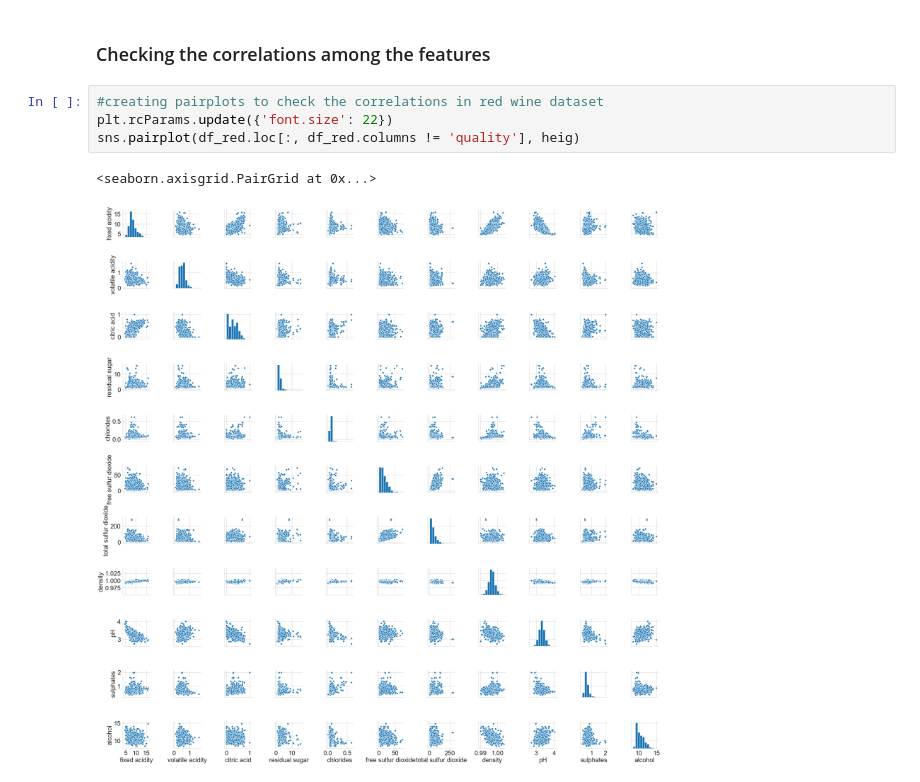
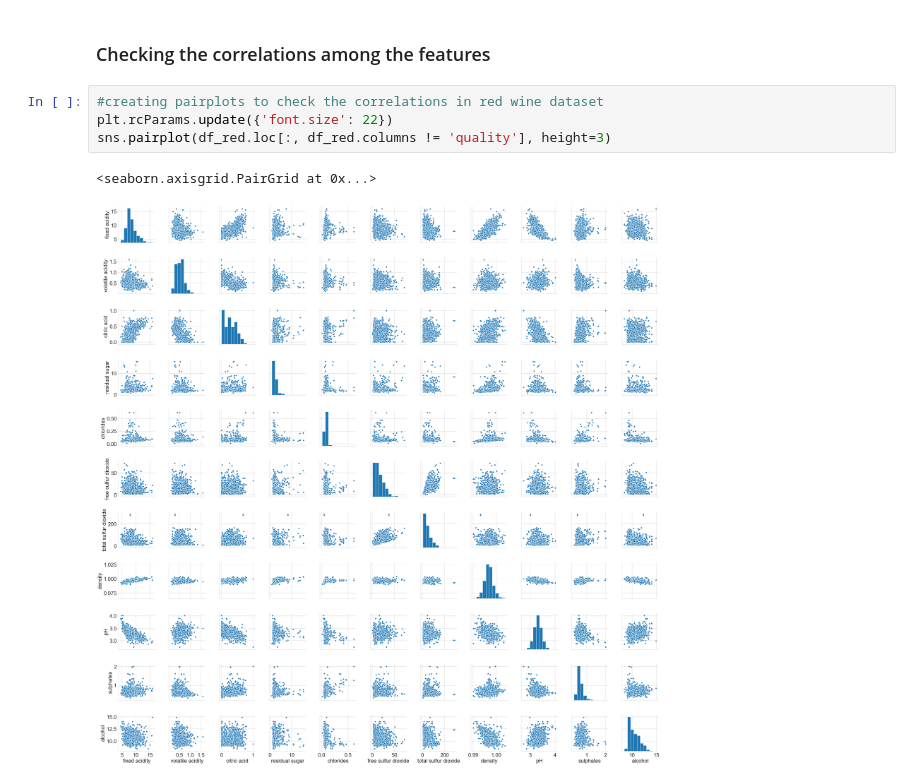
Before and after one commit to kavehamini/Wine-Quality-Project, a Jupyter notebook: Wine Quality Project.ipynb, the cells around one changed output. Drawn from its saved outputs; the diff is of its cells as text.

```diff
--- a/Wine Quality Project.ipynb
+++ b/Wine Quality Project.ipynb
@@ -239,7 +239,7 @@ Except for the feature 'alcohol'  in white wine dataset, all other features in b
 # %%
 #creating pairplots to check the correlations in red wine dataset
 plt.rcParams.update({'font.size': 22})
-sns.pairplot(df_red.loc[:, df_red.columns != 'quality'], heig)
+sns.pairplot(df_red.loc[:, df_red.columns != 'quality'], height=3)
 # %% [output]
 <seaborn.axisgrid.PairGrid at 0x...>
-[figure, old version]
+[figure, new version]
```
